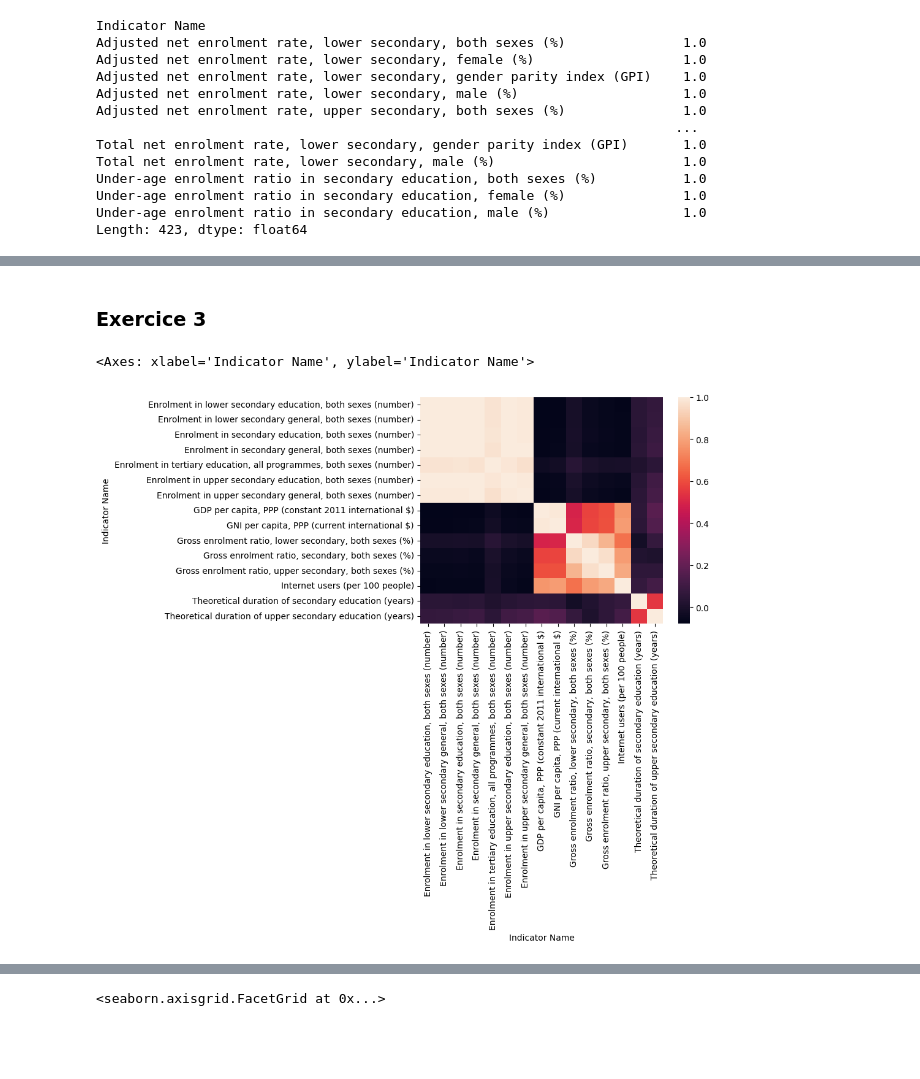
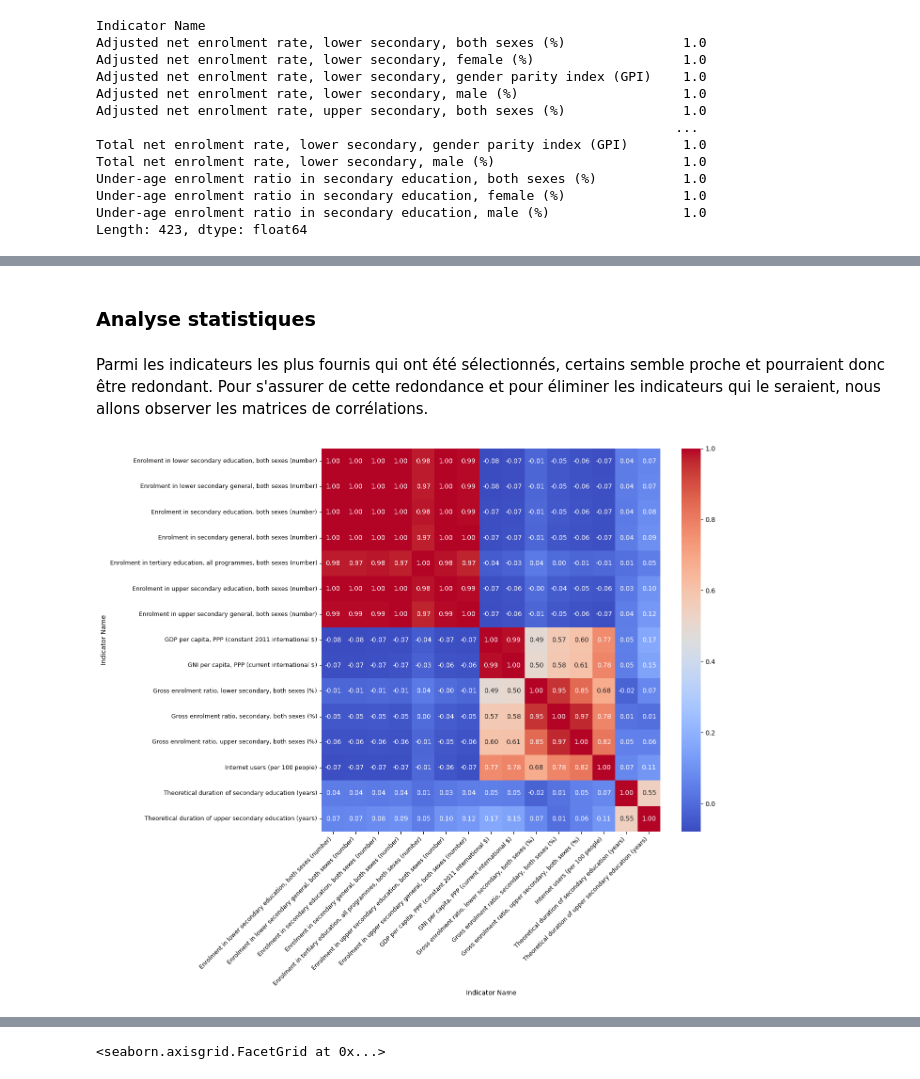
Before and after one commit to R0mNavarr0/Analysez-des-donnees-de-systemes-educatifs, a Jupyter notebook: EDA_academy.ipynb, the cells around one changed output, grey strips where cells are left out. Cells and saved outputs as stored; diff of their text form; code cells hidden in the pictures; blank space fills up the shorter version.

```diff
--- a/EDA_academy.ipynb
+++ b/EDA_academy.ipynb
@@ -639,7 +693,13 @@ df_indicateur_pays
 # %% [markdown]
-### Exercice 3
+### Analyse statistiques
+# %% [markdown]
+Parmi les indicateurs les plus fournis qui ont été sélectionnés, certains semble proche et pourraient donc être redondant. Pour s'assurer de cette redondance et pour éliminer les indicateurs qui le seraient, nous allons observer les matrices de corrélations.
 # %%
-sns.heatmap(df_indicateur_pays.corr(method='pearson'))
+plt.figure(figsize=(14, 12))
+sns.heatmap(df_indicateur_pays.corr(method='pearson'), annot=True, fmt=".2f", cmap="coolwarm")
+plt.xticks(rotation=45, ha='right', fontsize=9)
+plt.yticks(fontsize=9)
+plt.tight_layout()
+plt.show()
 # %% [output]
-<Axes: xlabel='Indicator Name', ylabel='Indicator Name'>
-[figure, old version]
+[figure, new version]
```
Also changed, not shown: parts of 41 cells of this notebook.
